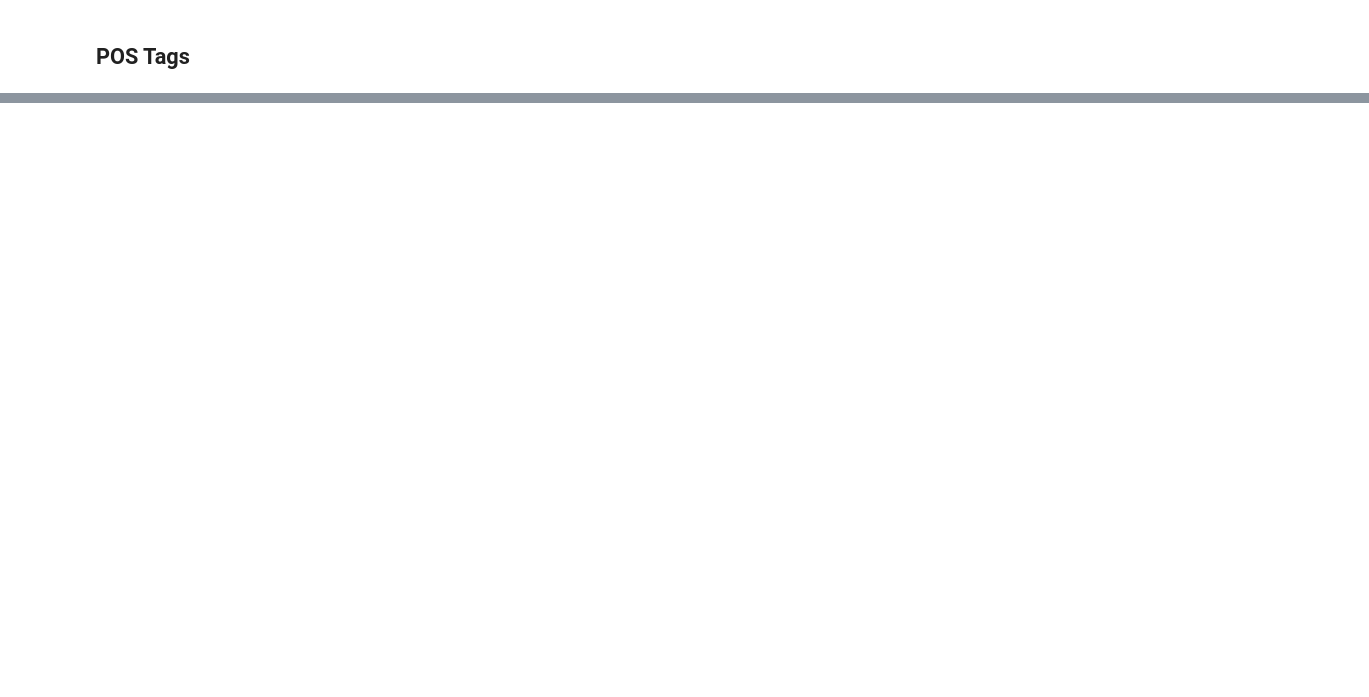
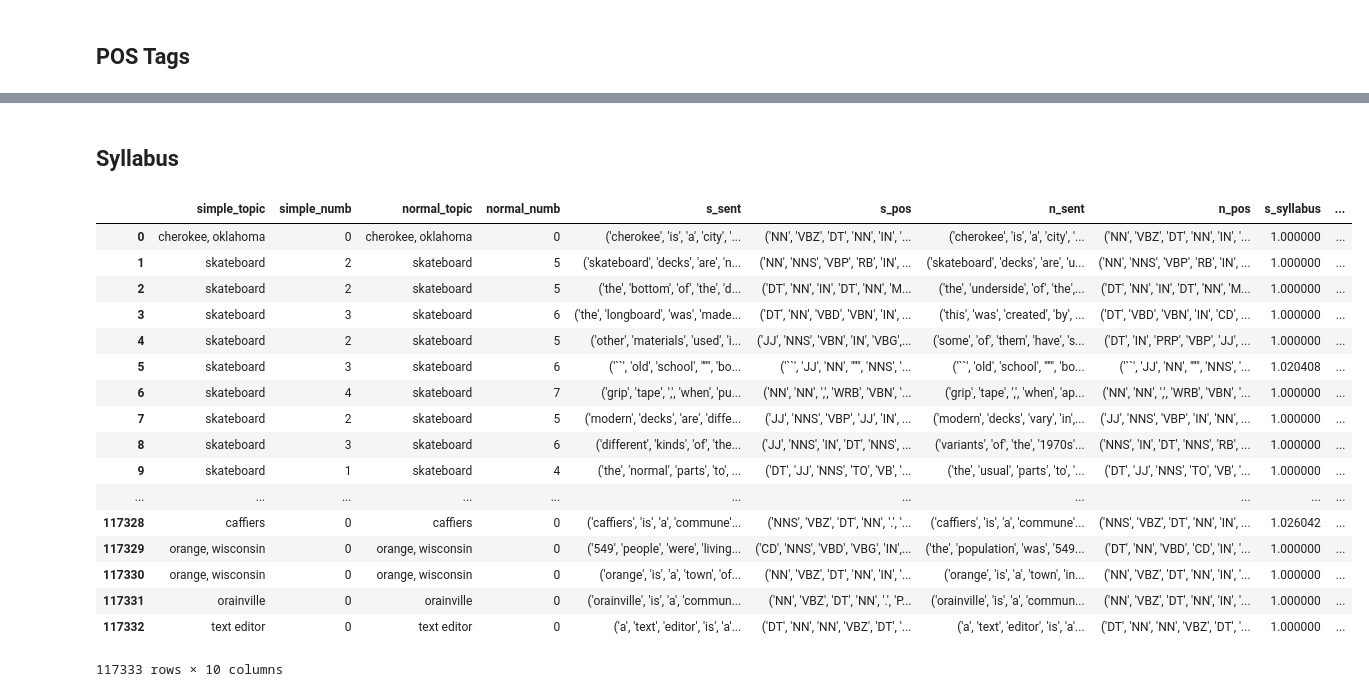
Before and after one commit to PaulOpu/TS_LossFunction, a Jupyter notebook: code/feature_experiments.ipynb, the cells around one changed output, grey strips where cells are left out. Cells and saved outputs as stored; diff of their text form; code cells hidden in the pictures; blank space fills up the shorter version.

Commit message:
Syllabus

```diff
--- a/code/feature_experiments.ipynb
+++ b/code/feature_experiments.ipynb
@@ -8,6 +8,9 @@ import numpy as np
 from nltk.stem import WordNetLemmatizer
 from nltk.corpus import wordnet
 import ast
+from collections import Counter
+import pyphen
+dic = pyphen.Pyphen(lang='en')
 # %%
 def load_df(path,list_cols):
     df = pd.read_csv(path,sep="|")
@@ -220,0 +342,2 @@ def get_numb_of_nouns(df):
+# %%
+origin_df = load_df("data/wikipedia_aligned_pos.csv",[])
@@ -220,0 +354,25 @@ def get_numb_of_nouns(df):
+# %% [markdown]
+## Syllabus
+# %%
+origin_df[["s_syllabus","n_syllabus"]] = origin_df[[s_list_col,n_list_col]].applymap(lambda x: len(np.concatenate([dic.inserted(word).split("-") for word in x]))/len(x))
+# %%
+origin_df
+# %% [output]
+|  | simple_topic | simple_numb | normal_topic | normal_numb | s_sent | s_pos | n_sent | n_pos | s_syllabus | ... |
+| 0 | cherokee, oklahoma | 0 | cherokee, oklahoma | 0 | ('cherokee', 'is', 'a', 'city', '... | ('NN', 'VBZ', 'DT', 'NN', 'IN', '... | ('cherokee', 'is', 'a', 'city', '... | ('NN', 'VBZ', 'DT', 'NN', 'IN', '... | 1.000000 | ... |
+| 1 | skateboard | 2 | skateboard | 5 | ('skateboard', 'decks', 'are', 'n... | ('NN', 'NNS', 'VBP', 'RB', 'IN', ... | ('skateboard', 'decks', 'are', 'u... | ('NN', 'NNS', 'VBP', 'RB', 'IN', ... | 1.000000 | ... |
+| 2 | skateboard | 2 | skateboard | 5 | ('the', 'bottom', 'of', 'the', 'd... | ('DT', 'NN', 'IN', 'DT', 'NN', 'M... | ('the', 'underside', 'of', 'the',... | ('DT', 'NN', 'IN', 'DT', 'NN', 'M... | 1.000000 | ... |
+| 3 | skateboard | 3 | skateboard | 6 | ('the', 'longboard', 'was', 'made... | ('DT', 'NN', 'VBD', 'VBN', 'IN', ... | ('this', 'was', 'created', 'by', ... | ('DT', 'VBD', 'VBN', 'IN', 'CD', ... | 1.000000 | ... |
+| 4 | skateboard | 2 | skateboard | 5 | ('other', 'materials', 'used', 'i... | ('JJ', 'NNS', 'VBN', 'IN', 'VBG',... | ('some', 'of', 'them', 'have', 's... | ('DT', 'IN', 'PRP', 'VBP', 'JJ', ... | 1.000000 | ... |
+| 5 | skateboard | 3 | skateboard | 6 | ('``', 'old', 'school', "''", 'bo... | ('``', 'JJ', 'NN', "''", 'NNS', '... | ('``', 'old', 'school', "''", 'bo... | ('``', 'JJ', 'NN', "''", 'NNS', '... | 1.020408 | ... |
+| 6 | skateboard | 4 | skateboard | 7 | ('grip', 'tape', ',', 'when', 'pu... | ('NN', 'NN', ',', 'WRB', 'VBN', '... | ('grip', 'tape', ',', 'when', 'ap... | ('NN', 'NN', ',', 'WRB', 'VBN', '... | 1.000000 | ... |
+| 7 | skateboard | 2 | skateboard | 5 | ('modern', 'decks', 'are', 'diffe... | ('JJ', 'NNS', 'VBP', 'JJ', 'IN', ... | ('modern', 'decks', 'vary', 'in',... | ('JJ', 'NNS', 'VBP', 'IN', 'NN', ... | 1.000000 | ... |
+| 8 | skateboard | 3 | skateboard | 6 | ('different', 'kinds', 'of', 'the... | ('JJ', 'NNS', 'IN', 'DT', 'NNS', ... | ('variants', 'of', 'the', '1970s'... | ('NNS', 'IN', 'DT', 'NNS', 'RB', ... | 1.000000 | ... |
+| 9 | skateboard | 1 | skateboard | 4 | ('the', 'normal', 'parts', 'to', ... | ('DT', 'JJ', 'NNS', 'TO', 'VB', '... | ('the', 'usual', 'parts', 'to', '... | ('DT', 'JJ', 'NNS', 'TO', 'VB', '... | 1.000000 | ... |
+| ... | ... | ... | ... | ... | ... | ... | ... | ... | ... | ... |
+| 117328 | caffiers | 0 | caffiers | 0 | ('caffiers', 'is', 'a', 'commune'... | ('NNS', 'VBZ', 'DT', 'NN', '.', '... | ('caffiers', 'is', 'a', 'commune'... | ('NNS', 'VBZ', 'DT', 'NN', 'IN', ... | 1.026042 | ... |
+| 117329 | orange, wisconsin | 0 | orange, wisconsin | 0 | ('549', 'people', 'were', 'living... | ('CD', 'NNS', 'VBD', 'VBG', 'IN',... | ('the', 'population', 'was', '549... | ('DT', 'NN', 'VBD', 'CD', 'IN', '... | 1.000000 | ... |
+| 117330 | orange, wisconsin | 0 | orange, wisconsin | 0 | ('orange', 'is', 'a', 'town', 'of... | ('NN', 'VBZ', 'DT', 'NN', 'IN', '... | ('orange', 'is', 'a', 'town', 'in... | ('NN', 'VBZ', 'DT', 'NN', 'IN', '... | 1.000000 | ... |
+| 117331 | orainville | 0 | orainville | 0 | ('orainville', 'is', 'a', 'commun... | ('NN', 'VBZ', 'DT', 'NN', '.', 'P... | ('orainville', 'is', 'a', 'commun... | ('NN', 'VBZ', 'DT', 'NN', 'IN', '... | 1.000000 | ... |
+| 117332 | text editor | 0 | text editor | 0 | ('a', 'text', 'editor', 'is', 'a'... | ('DT', 'NN', 'NN', 'VBZ', 'DT', '... | ('a', 'text', 'editor', 'is', 'a'... | ('DT', 'NN', 'NN', 'VBZ', 'DT', '... | 1.000000 | ... |
+117333 rows × 10 columns
```
Also changed, not shown: parts of 34 cells of this notebook.
